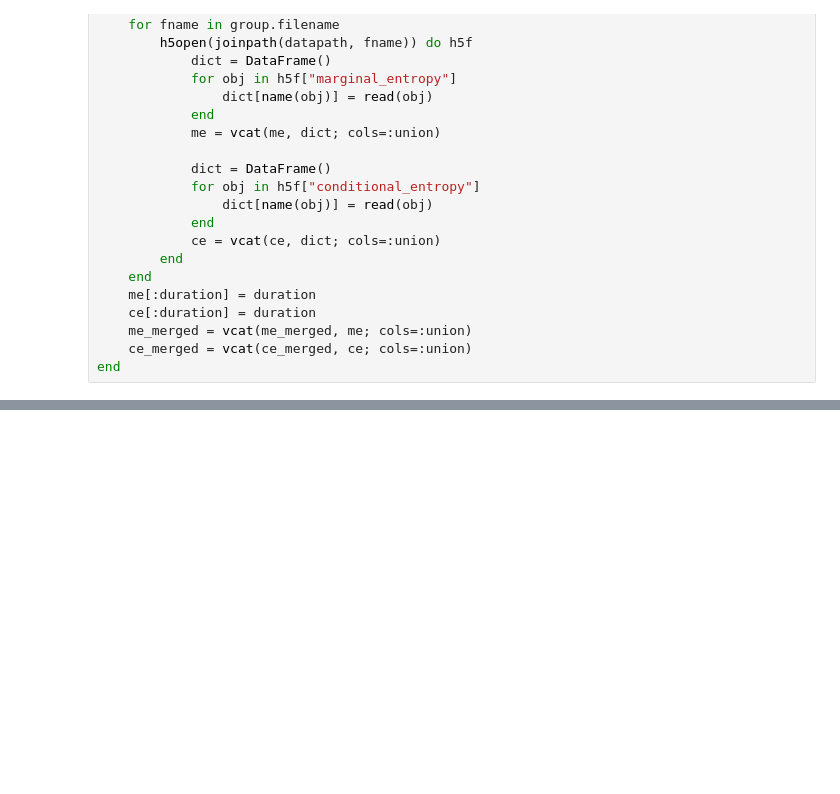
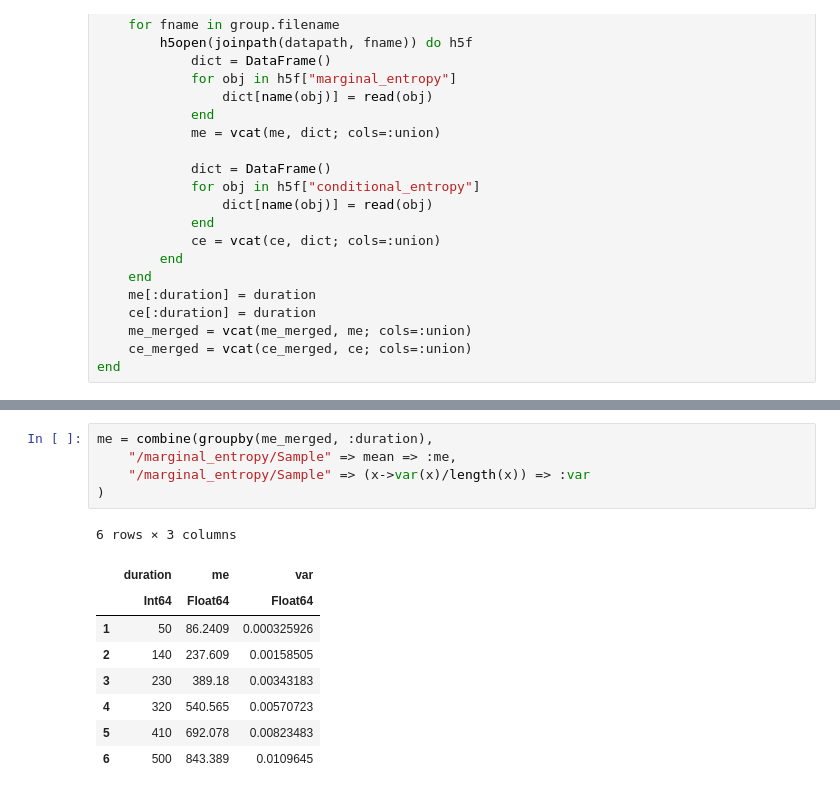
Before and after one commit to manuel-rhdt/PathWeightSampling.jl, a Jupyter notebook: _research/notebooks/merge_files.ipynb, the cells around one changed output, grey strips where cells are left out. Cells and saved outputs as stored; diff of their text form; blank space fills up the shorter version.

```diff
--- a/_research/notebooks/merge_files.ipynb
+++ b/_research/notebooks/merge_files.ipynb
@@ -142,0 +114,15 @@ error = sqrt.(me_var + ce_var)
+# %%
+me = combine(groupby(me_merged, :duration),
+    "/marginal_entropy/Sample" => mean => :me,
+    "/marginal_entropy/Sample" => (x->var(x)/length(x)) => :var
+)
+# %% [output]
+6 rows × 3 columns
+|  | duration | me | var |
+|  | Int64 | Float64 | Float64 |
+| 1 | 50 | 86.2409 | 0.000325926 |
+| 2 | 140 | 237.609 | 0.00158505 |
+| 3 | 230 | 389.18 | 0.00343183 |
+| 4 | 320 | 540.565 | 0.00570723 |
+| 5 | 410 | 692.078 | 0.00823483 |
+| 6 | 500 | 843.389 | 0.0109645 |
```
Also changed, not shown: parts of 20 cells of this notebook, 3 other files.
